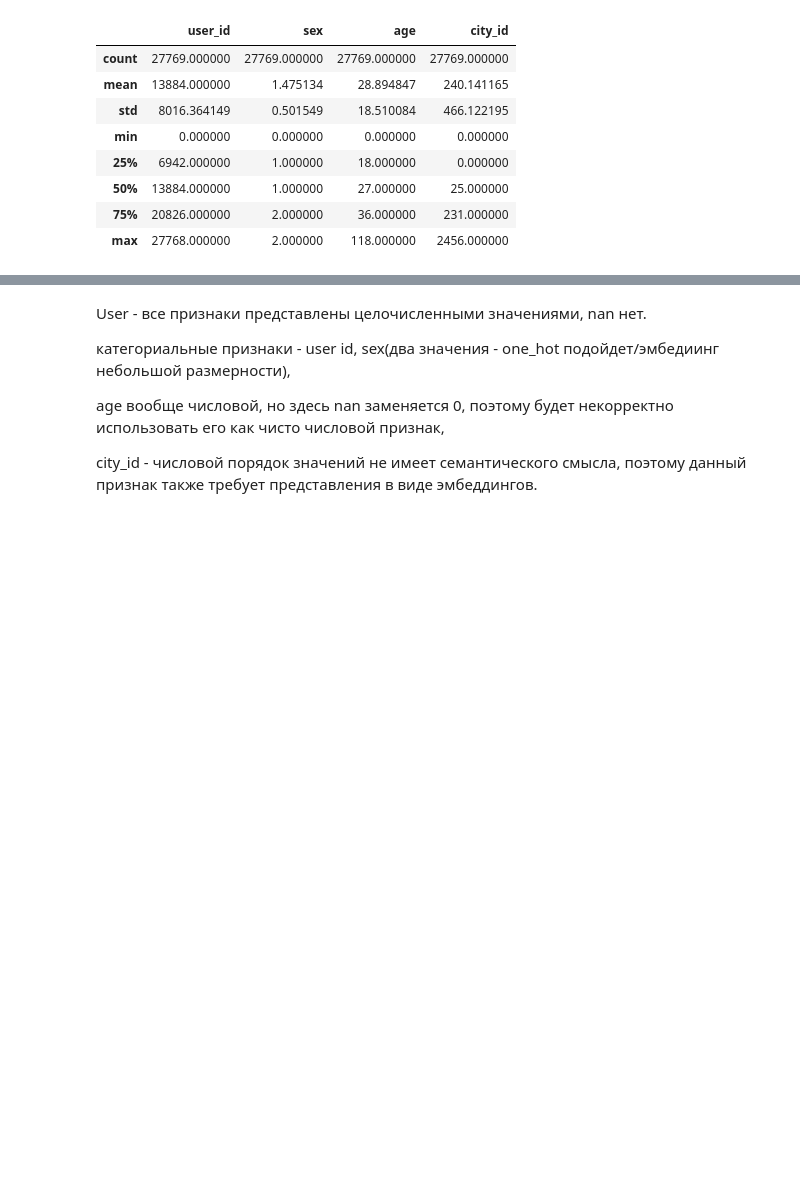
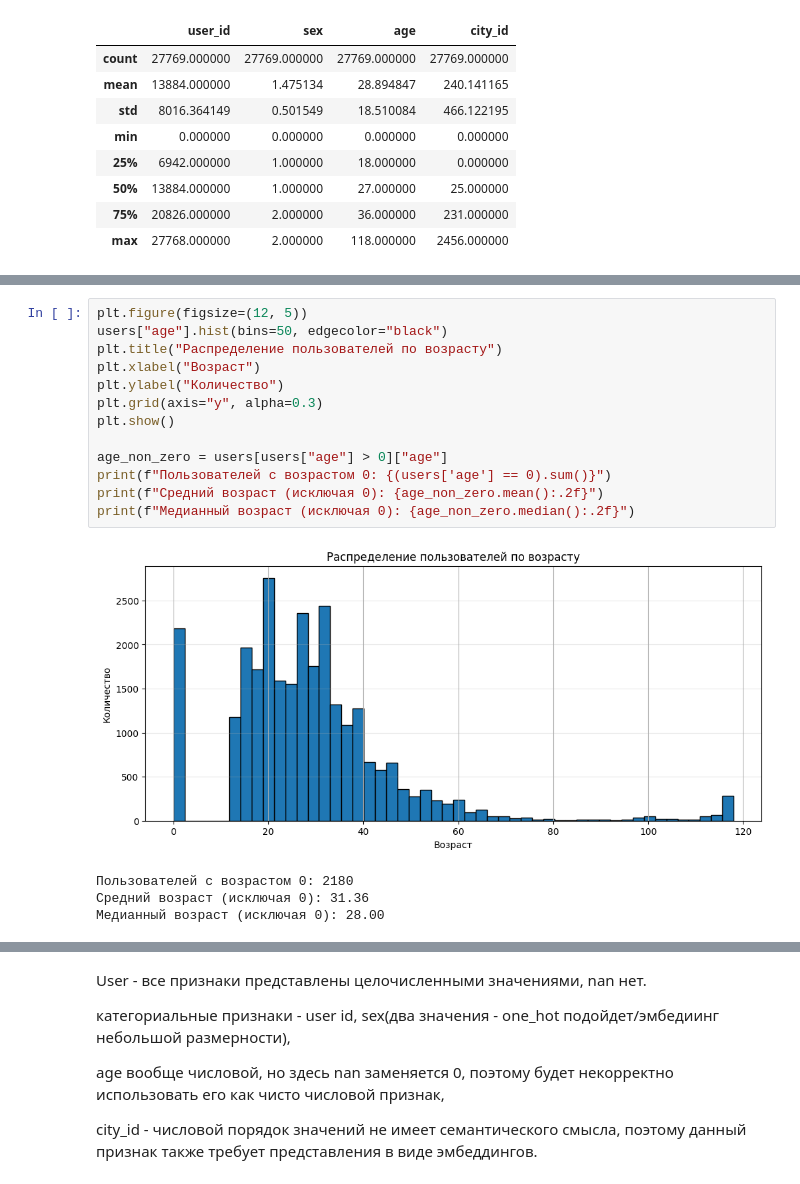
Before and after one commit to Katrysechka/dl.25, a Jupyter notebook: 01_eda.ipynb, the cells around one changed output, grey strips where cells are left out. Drawn from its saved outputs; the diff is of its cells as text; blank space fills up the shorter version.

```diff
--- a/01_eda.ipynb
+++ b/01_eda.ipynb
@@ -49,0 +88,18 @@ users.describe(include="all")
+# %%
+plt.figure(figsize=(12, 5))
+users["age"].hist(bins=50, edgecolor="black")
+plt.title("Распределение пользователей по возрасту")
+plt.xlabel("Возраст")
+plt.ylabel("Количество")
+plt.grid(axis="y", alpha=0.3)
+plt.show()
+
+age_non_zero = users[users["age"] > 0]["age"]
+print(f"Пользователей с возрастом 0: {(users['age'] == 0).sum()}")
+print(f"Средний возраст (исключая 0): {age_non_zero.mean():.2f}")
+print(f"Медианный возраст (исключая 0): {age_non_zero.median():.2f}")
+# %% [output]
+[figure, added]
+Пользователей с возрастом 0: 2180
+Средний возраст (исключая 0): 31.36
+Медианный возраст (исключая 0): 28.00
```
Also changed, not shown: parts of 28 cells of this notebook, 9 other files.
